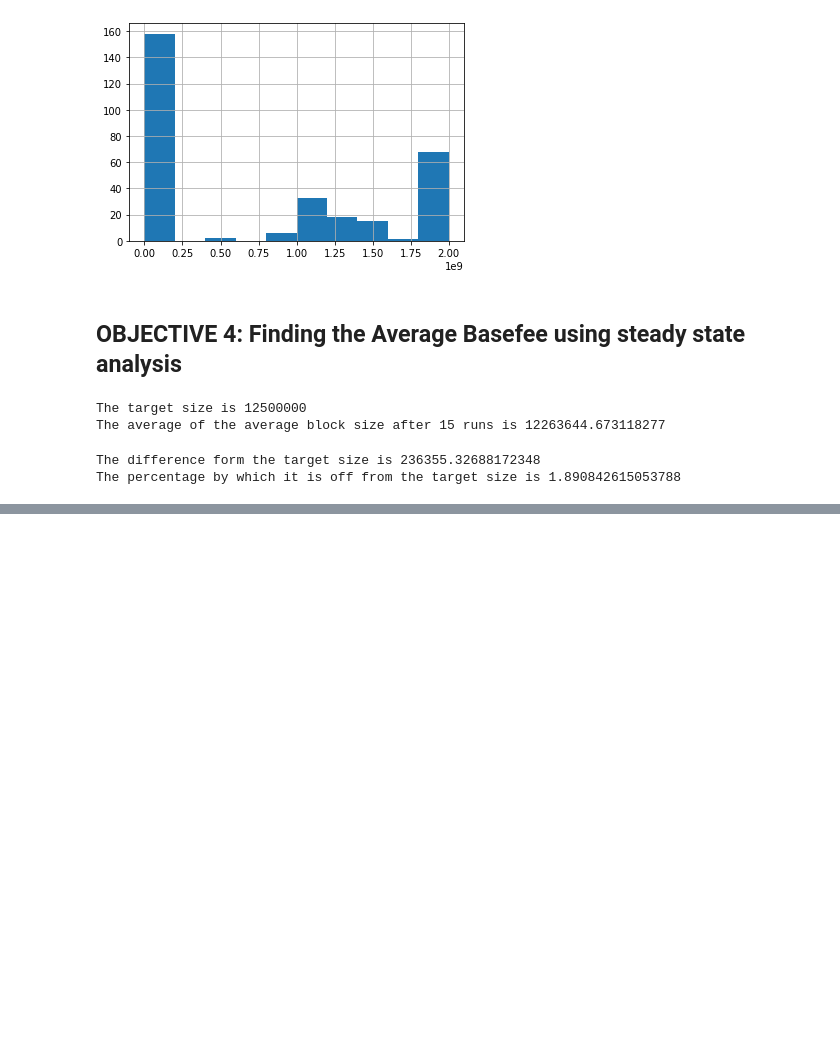
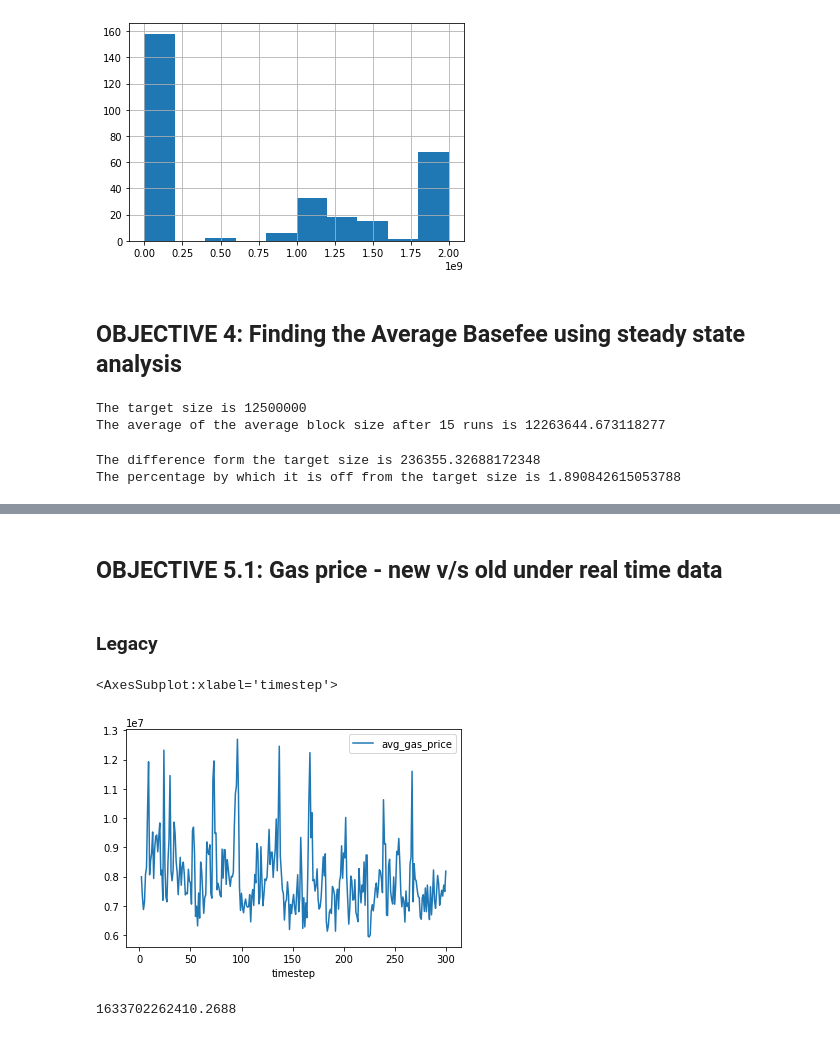
Before and after one commit to SHSR2001/abm1559, a Jupyter notebook: sma_project/main_notebook.ipynb, the cells around one changed output, grey strips where cells are left out. Saved outputs shown, nothing was run; the diff lists cells and outputs as text; code cells hidden in the pictures; blank space fills up the shorter version.

Commit message:
added real data code

```diff
--- a/sma_project/main_notebook.ipynb
+++ b/sma_project/main_notebook.ipynb
@@ -159,8 +160,7 @@ constants_legacy = {
 }
 
 levers = {
-    "mempool_length": 1500,
-    "INITIAL_BASEFEE": 1 * (10 ** 9),
+    "mempool_length": 1500
 }
 # %% [markdown]
 ### Classes
@@ -706,0 +967,31 @@ The percentage by which it is off from the target size is 1.890842615053788
+# %%
+df3["txs_per_block"] = df3.latest_block.apply(
+    lambda block: len(block.transactions)
+)
+df3['block_size'] = df3.latest_block.apply(
+    lambda block: block.size
+)
+df3['avg_gas_price'] = df3.latest_block.apply(
+    lambda block: block.avg_gas_price
+)
+
+
+
+df4["txs_per_block"] = df4.latest_block.apply(
+    lambda block: len(block.transactions)
+)
+df4['block_size'] = df4.latest_block.apply(
+    lambda block: block.size
+)
+df4['avg_gas_price'] = df4.latest_block.apply(
+    lambda block: block.avg_gas_price
+)
+
+N = 5
+# Drop first N columns of dataframe
+df_legacy_real = df3.iloc[: , N:]
+df_eip1559_real = df4.iloc[: , N:]
+df_eip1559_real['basefee'] = df4['basefee']
+
+df_legacy_real['gas_price_diff'] = df_legacy_real['avg_gas_price'].diff().abs()
+df_eip1559_real['gas_price_diff'] = df_eip1559_real['avg_gas_price'].diff().abs()
@@ -706,0 +1034,13 @@ The percentage by which it is off from the target size is 1.890842615053788
+# %% [markdown]
+## OBJECTIVE 5.1: Gas price - new v/s old **under real time data**
+# %% [markdown]
+### Legacy
+# %%
+df_legacy_real[df_legacy_real.timestep > 1].plot("timestep", "avg_gas_price")
+# %% [output]
+<AxesSubplot:xlabel='timestep'>
+[figure, added]
+# %%
+df_legacy_real['avg_gas_price'].var()
+# %% [output]
+1633702262410.2688
```
Also changed, not shown: parts of 39 cells of this notebook.
